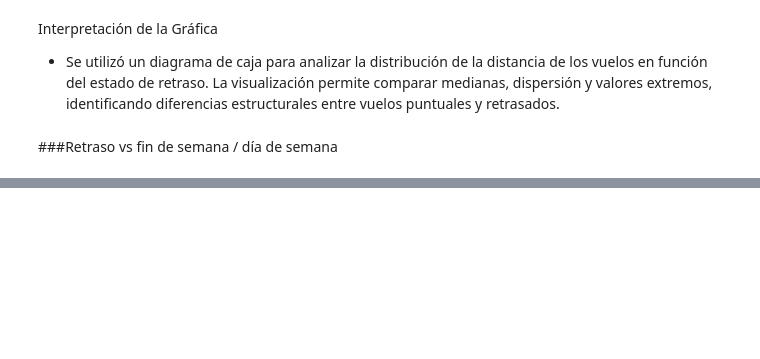
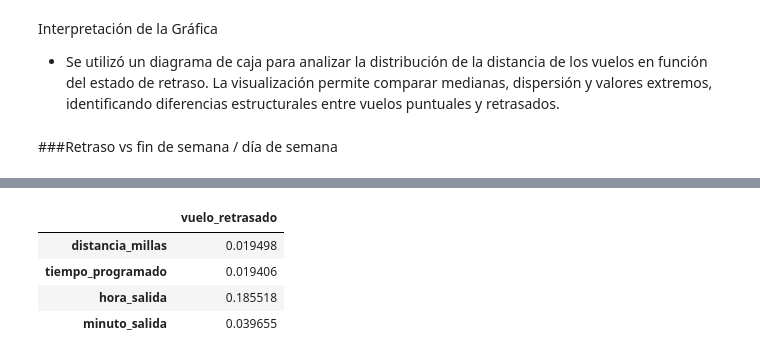
Before and after one commit to d4nye1/flight_on_time_mvp_H12-25-L-Equipo33, a Jupyter notebook: data-science/DataScience.ipynb, the cells around one changed output, grey strips where cells are left out. Drawn from its saved outputs; the diff is of its cells as text; code cells hidden in the pictures; blank space fills up the shorter version.

```diff
--- a/data-science/DataScience.ipynb
+++ b/data-science/DataScience.ipynb
@@ -395,8 +399,7 @@ invalid_times.shape
 
 - Se detectó 1 registro fuera de rango. Dado que representa una proporción insignificante respecto al total, se elimina puede eliminar para evitar ruido.
 # %%
-#bajo aprovación
-#df_clean = df_clean.drop(invalid_times.index)
+df_clean = df_clean.drop(invalid_times.index)
 # %% [markdown]
 ###Análisis de valores duplicados
 # %%
@@ -755,0 +763,22 @@ El dataset contiene únicamente información disponible **previa al despegue**,
+# %%
+# Variables numéricas ex-ante para análisis de correlación
+numeric_features = [
+    'distancia_millas',
+    'tiempo_programado',
+    'hora_salida',
+    'minuto_salida'
+]
+
+# Cálculo de correlación
+corr_target = (
+    df_clean[numeric_features + ['vuelo_retrasado']]
+    .corr()
+    .loc[numeric_features, ['vuelo_retrasado']]
+)
+corr_target
+# %% [output]
+|  | vuelo_retrasado |
+| distancia_millas | 0.019498 |
+| tiempo_programado | 0.019406 |
+| hora_salida | 0.185518 |
+| minuto_salida | 0.039655 |
```
Also changed, not shown: parts of 24 cells of this notebook.
